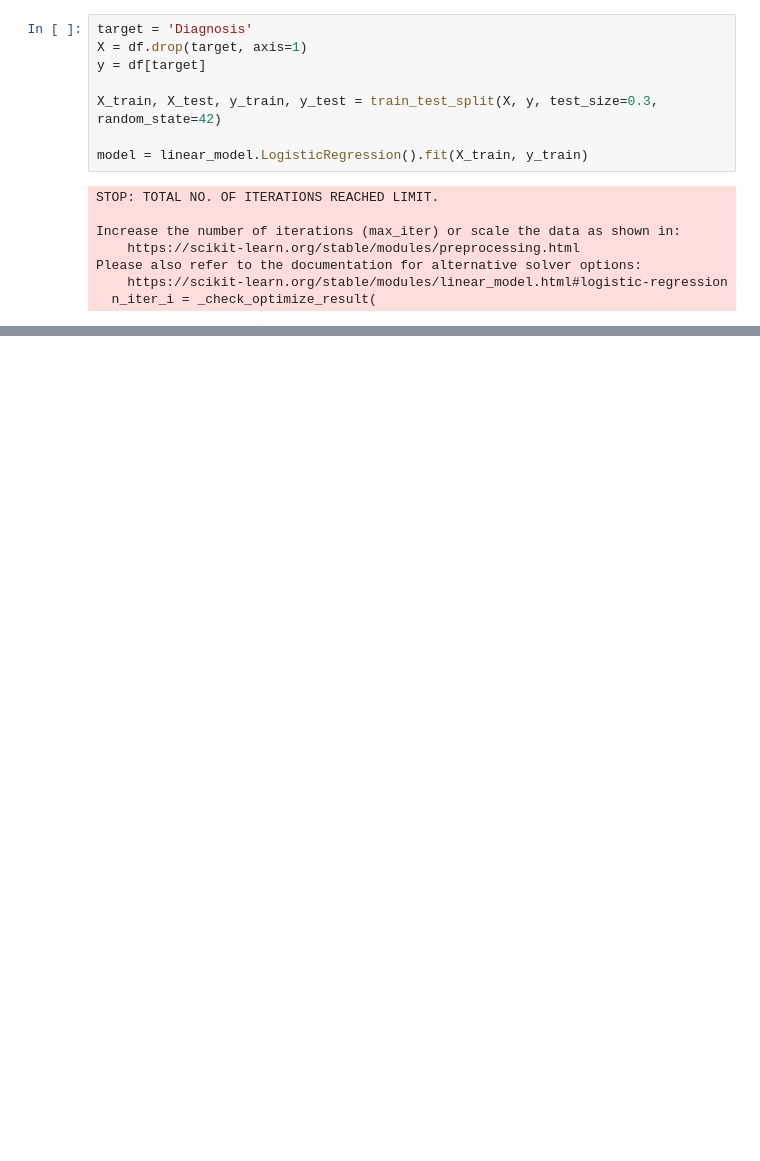
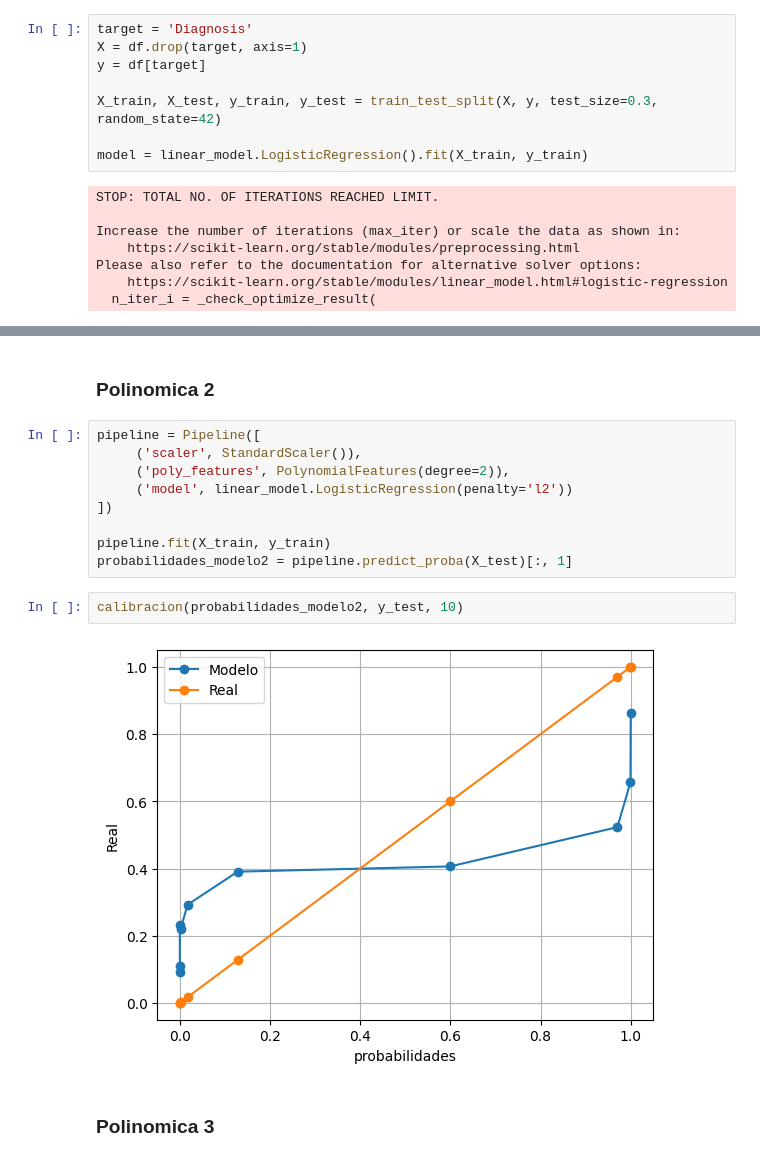
Before and after one commit to ppmelch/Lab-Aprendizaje-Estad-stico, a Jupyter notebook: Tareas/T 5/Tarea 5.ipynb, the cells around one changed output, grey strips where cells are left out. Cells and saved outputs as stored; diff of their text form; blank space fills up the shorter version.

```diff
--- a/Tareas/T 5/Tarea 5.ipynb
+++ b/Tareas/T 5/Tarea 5.ipynb
@@ -329,0 +143,17 @@ plt.show()
+# %% [markdown]
+### Polinomica 2
+# %%
+pipeline = Pipeline([
+     ('scaler', StandardScaler()),
+     ('poly_features', PolynomialFeatures(degree=2)),
+     ('model', linear_model.LogisticRegression(penalty='l2'))
+])
+
+pipeline.fit(X_train, y_train)
+probabilidades_modelo2 = pipeline.predict_proba(X_test)[:, 1]
+# %%
+calibracion(probabilidades_modelo2, y_test, 10)
+# %% [output]
+[figure, added]
+# %% [markdown]
+### Polinomica 3
```
Also changed, not shown: parts of 63 cells of this notebook.
